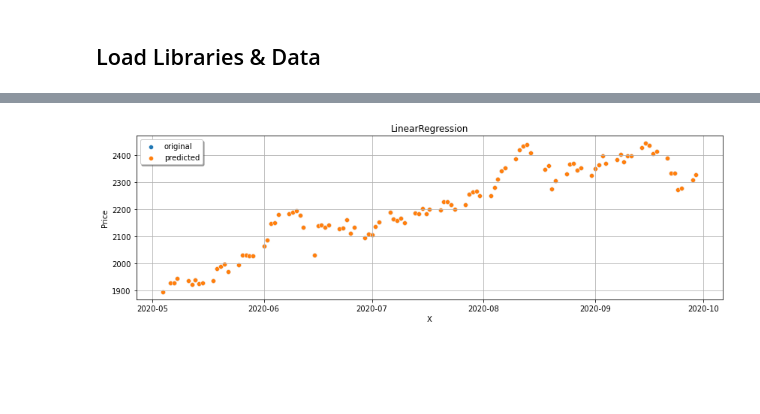
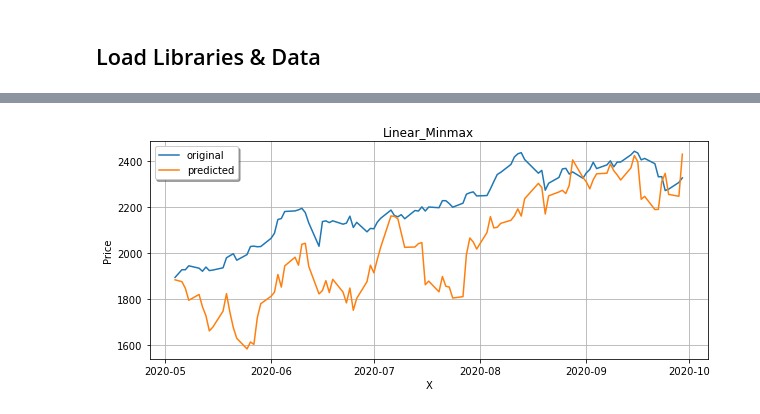
Before and after one commit to DongGuk-Seo/Yeardream, a Jupyter notebook: Project_Modeling/Project_Kospi_Price_Prediction.ipynb, the cells around one changed output, grey strips where cells are left out. Drawn from its saved outputs; the diff is of its cells as text; code cells hidden in the pictures; blank space fills up the shorter version.

```diff
--- a/Project_Modeling/Project_Kospi_Price_Prediction.ipynb
+++ b/Project_Modeling/Project_Kospi_Price_Prediction.ipynb
@@ -390,0 +422,3 @@ kospi_train_merged[kospi_train_merged.Hk.isnull()]
+# %%
+# 사용하지 않는 coulmn 제거
+kospi_train_merged = kospi_train_merged.drop(columns=['Snp','Naver', 'Skhynix', 'Celltrion', 'Sanghai', 'Usd_cny', 'Usd_jpy', 'Gold', 'Us_10YT'])
@@ -390,0 +451,4 @@ kospi_train_merged[kospi_train_merged.Hk.isnull()]
+# %%
+# 최근의 앞 뒤의 행의 값의 평균을 대입
+kospi_train_merged = kospi_train_merged.fillna(kospi_train_merged.interpolate())
+kospi_train_merged.info()
@@ -488,7 +522,7 @@ memory usage: 22.1 KB
 # %%
-trainX = kospi_train_merged.drop(columns=['Hk','Snp', 'Usd_jpy','Gold', 'Wti', 'Copper', 'Gas', 'Kr_10YT', 'Us_3MT', 'Us_10YT'])
+trainX = kospi_train_merged.drop(columns=['Target'])
 trainy = kospi_train_merged['Target']
-testX = kospi_test_merged.drop(columns=['Hk','Snp', 'Usd_jpy','Gold', 'Wti', 'Copper', 'Gas', 'Kr_10YT', 'Us_3MT', 'Us_10YT'])
+testX = kospi_test_merged.drop(columns=['Target'])
 testy = kospi_test_merged['Target']
 print(trainX.shape,trainy.shape,testX.shape,testy.shape)
 # %% [output]
@@ -522,0 +530,6 @@ print(r2_score(testy,pred3))
+# %%
+# Scale two ways
+trainX_scaled_minmax = MinMaxScaler().fit_transform(trainX)
+testX_scaled_minmax = MinMaxScaler().fit_transform(testX)
+trainX_scaled_stand = StandardScaler().fit_transform(trainX)
+testX_scaled_stand = StandardScaler().fit_transform(testX)
@@ -523,22 +660,76 @@ print(r2_score(testy,pred3))
 # %%
-x_ax = testX.index
-plt.figure(figsize=(14, 4))
-sns.scatterplot(x=x_ax, y=testy, label="original")
-sns.scatterplot(x=x_ax, y=pred2, label="predicted")
-plt.title("LinearRegression")
+x_ax = kospi_test_merged.index
+plt.figure(figsize=(10, 4))
+sns.lineplot(x=x_ax, y=testy, label="original")
+sns.lineplot(x=x_ax, y=pred, label="predicted")
+plt.title("Linear_Minmax")
 plt.xlabel('X')
 plt.ylabel('Price')
 plt.legend(loc='best',fancybox=True, shadow=True)
 plt.grid(True)
 plt.show()
-plt.figure(figsize=(14, 4))
-sns.scatterplot(x=x_ax, y=testy, label="original")
-sns.scatterplot(x=x_ax, y=pred3, label="predicted")
-plt.title("SVR")
+plt.figure(figsize=(10, 4))
+sns.lineplot(x=x_ax, y=testy, label="original")
+sns.lineplot(x=x_ax, y=pred2, label="predicted")
+plt.title("Linear_Standard")
 plt.xlabel('X')
 plt.ylabel('Price')
 plt.legend(loc='best',fancybox=True, shadow=True)
 plt.grid(True)
 plt.show()
+plt.figure(figsize=(10, 4))
+sns.lineplot(x=x_ax, y=testy, label="original")
+sns.lineplot(x=x_ax, y=pred3, label="predicted")
+plt.title("SVR_poly_Minmax")
+plt.xlabel('X')
+plt.ylabel('Price')
+plt.legend(loc='best',fancybox=True, shadow=True)
+plt.grid(True)
+plt.show()
+plt.figure(figsize=(10, 4))
+sns.lineplot(x=x_ax, y=testy, label="original")
+sns.lineplot(x=x_ax, y=pred4, label="predicted")
+plt.title("SVR_poly_Standard")
+plt.xlabel('X')
+plt.ylabel('Price')
+plt.legend(loc='best',fancybox=True, shadow=True)
+plt.grid(True)
+plt.show()
+plt.figure(figsize=(10, 4))
+sns.lineplot(x=x_ax, y=testy, label="original")
+sns.lineplot(x=x_ax, y=pred5, label="predicted")
+plt.title("SVR_rbf_Minmax")
+plt.xlabel('X')
+plt.ylabel('Price')
+plt.legend(loc='best',fancybox=True, shadow=True)
+plt.grid(True)
+plt.show()
+plt.figure(figsize=(10, 4))
+sns.lineplot(x=x_ax, y=testy, label="original")
+sns.lineplot(x=x_ax, y=pred6, label="predicted")
+plt.title("SVR_rbf_Standard")
+plt.xlabel('X')
+plt.ylabel('Price')
+plt.legend(loc='best',fancybox=True, shadow=True)
+plt.grid(True)
+plt.show()
+plt.figure(figsize=(10, 4))
+sns.lineplot(x=x_ax, y=testy, label="original")
+sns.lineplot(x=x_ax, y=pred7, label="predicted")
+plt.title("SVR_sigmoid_Minmax")
+plt.xlabel('X')
+plt.ylabel('Price')
+plt.legend(loc='best',fancybox=True, shadow=True)
+plt.grid(True)
+plt.show()
+plt.figure(figsize=(10, 4))
+sns.lineplot(x=x_ax, y=testy, label="original")
+sns.lineplot(x=x_ax, y=pred8, label="predicted")
+plt.title("SVR_sigmoid_Standard")
+plt.xlabel('X')
+plt.ylabel('Price')
+plt.legend(loc='best',fancybox=True, shadow=True)
+plt.grid(True)
+plt.show()
 # %% [output]
-[figure, old version]
+[figure, new version]
```
Also changed, not shown: parts of 42 cells of this notebook, 6 other files.
